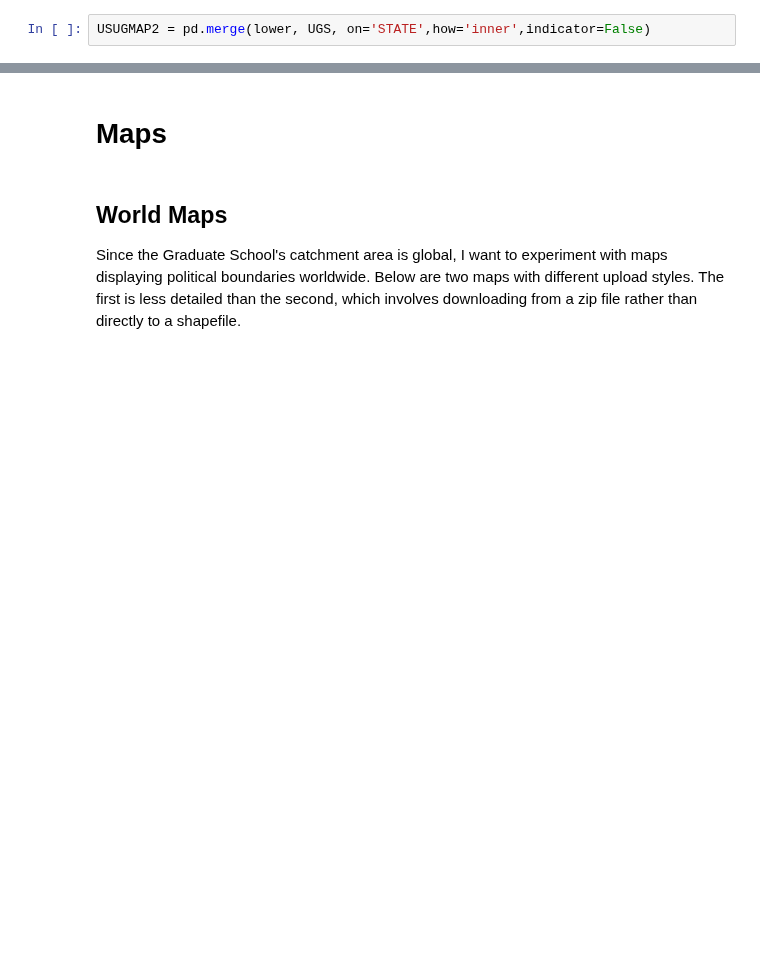
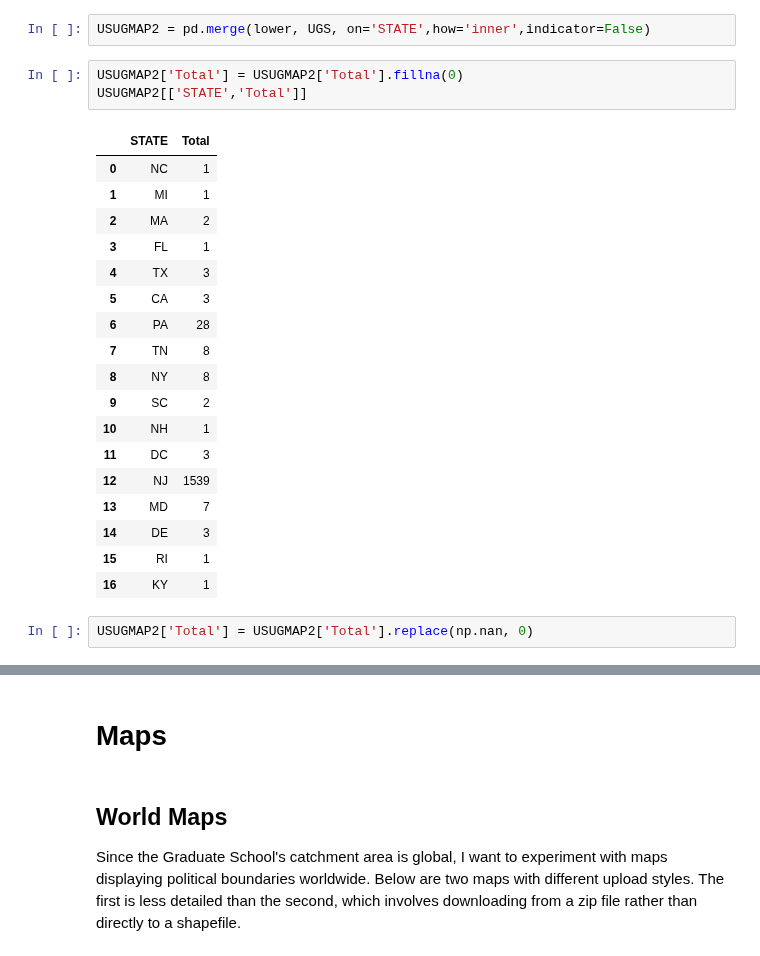
Before and after one commit to ewattudo/gis, a Jupyter notebook: PS1.ipynb, the cells around one changed output, grey strips where cells are left out. Cells and saved outputs as stored; diff of their text form; blank space fills up the shorter version.

```diff
--- a/PS1.ipynb
+++ b/PS1.ipynb
@@ -121,3 +142,27 @@ USUGMAP[['STATE','Total','_merge']]#looks good, we don't have UGs for each state
 # %%
 USUGMAP2 = pd.merge(lower, UGS, on='STATE',how='inner',indicator=False)
+# %%
+USUGMAP2['Total'] = USUGMAP2['Total'].fillna(0)
+USUGMAP2[['STATE','Total']]
+# %% [output]
+|  | STATE | Total |
+| 0 | NC | 1 |
+| 1 | MI | 1 |
+| 2 | MA | 2 |
+| 3 | FL | 1 |
+| 4 | TX | 3 |
+| 5 | CA | 3 |
+| 6 | PA | 28 |
+| 7 | TN | 8 |
+| 8 | NY | 8 |
+| 9 | SC | 2 |
+| 10 | NH | 1 |
+| 11 | DC | 3 |
+| 12 | NJ | 1539 |
+| 13 | MD | 7 |
+| 14 | DE | 3 |
+| 15 | RI | 1 |
+| 16 | KY | 1 |
+# %%
+USUGMAP2['Total'] = USUGMAP2['Total'].replace(np.nan, 0)
 # %%
```
Also changed, not shown: parts of 2 cells of this notebook.
